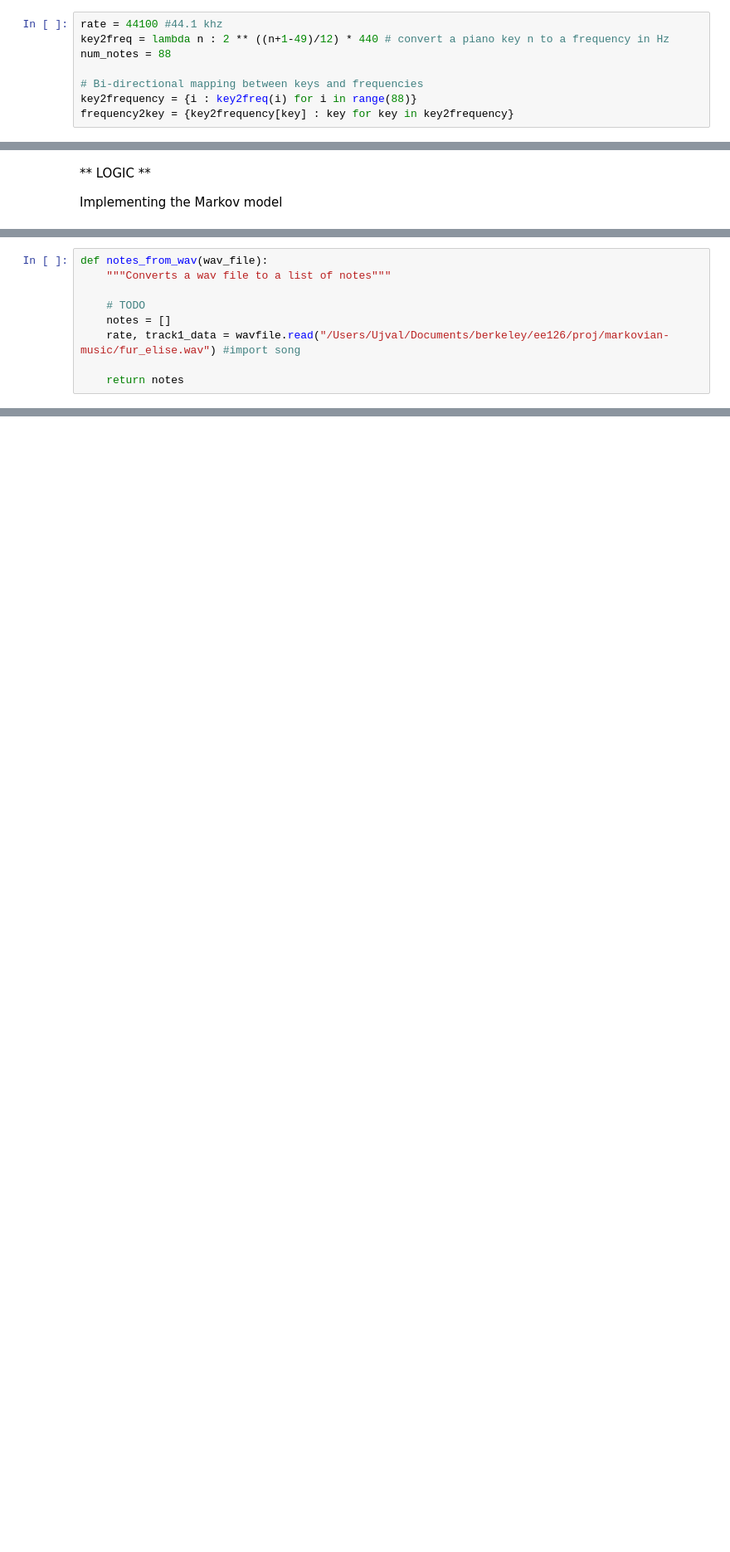
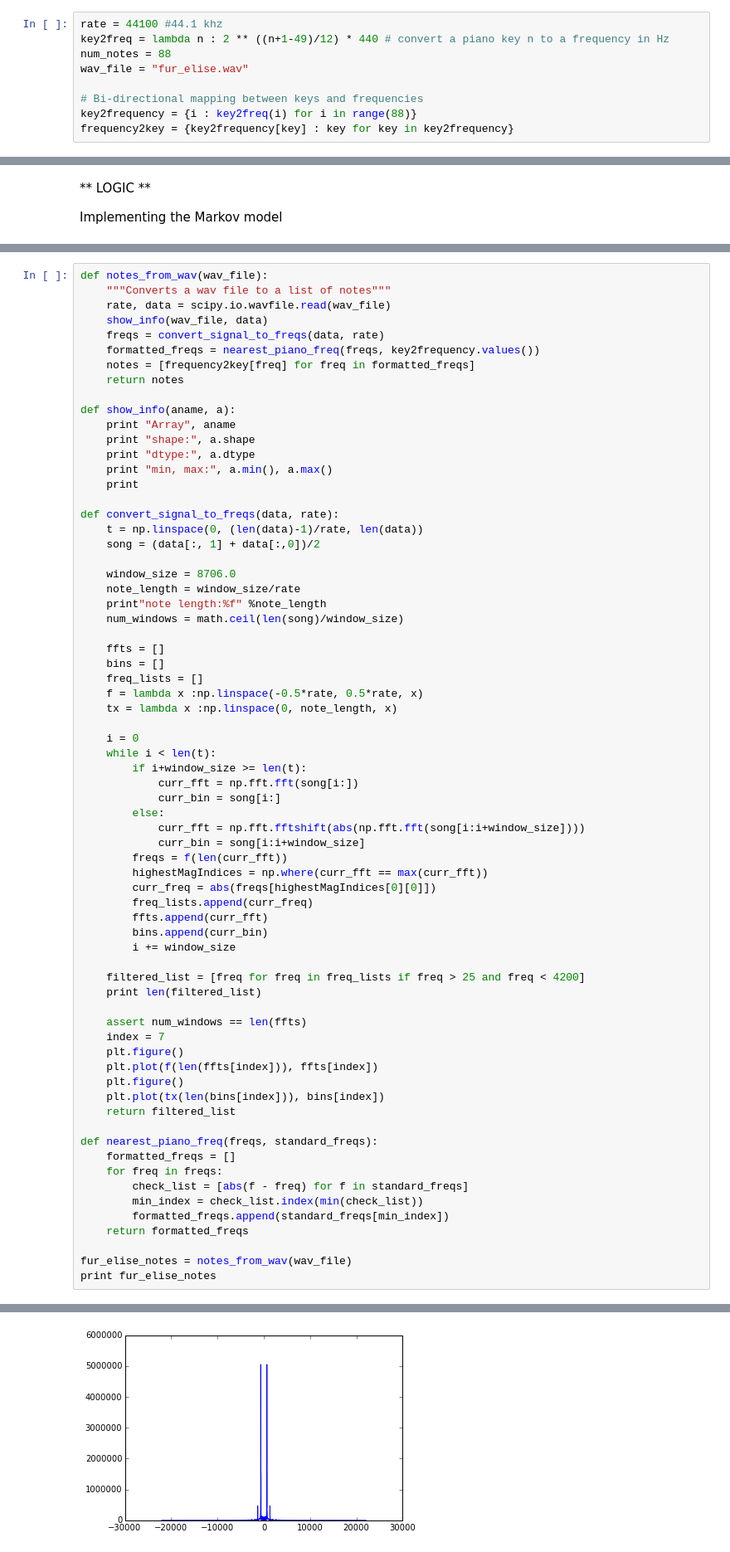
Before and after one commit to ujvl/markov-music, a Jupyter notebook: main_notebook.ipynb, the cells around one changed output, grey strips where cells are left out. Shown: that part at 83% size. Drawn from its saved outputs; the diff is of its cells as text; blank space fills up the shorter version.

```diff
--- a/main_notebook.ipynb
+++ b/main_notebook.ipynb
@@ -21,6 +22,7 @@ Number of unique notes set to 88 (source: wikipedia)
 rate = 44100 #44.1 khz
 key2freq = lambda n : 2 ** ((n+1-49)/12) * 440 # convert a piano key n to a frequency in Hz
 num_notes = 88
+wav_file = "fur_elise.wav"
 
 # Bi-directional mapping between keys and frequencies
 key2frequency = {i : key2freq(i) for i in range(88)}
@@ -77,12 +79,73 @@ def song_from_notes(notes):
         idx_note += 1
 
     return song
-# %%
-def notes_from_wav(wav_file):
-    """Converts a wav file to a list of notes"""
-
-    # TODO
-    notes = []
-    rate, track1_data = wavfile.read("/Users/Ujval/Documents/berkeley/ee126/proj/markovian-music/fur_elise.wav") #import song
-
-    return notes
+# %%
+def notes_from_wav(wav_file):
+    """Converts a wav file to a list of notes"""
+    rate, data = scipy.io.wavfile.read(wav_file)
+    show_info(wav_file, data)
+    freqs = convert_signal_to_freqs(data, rate)
+    formatted_freqs = nearest_piano_freq(freqs, key2frequency.values())
+    notes = [frequency2key[freq] for freq in formatted_freqs]
+    return notes
+
+def show_info(aname, a):
+    print "Array", aname
+    print "shape:", a.shape
+    print "dtype:", a.dtype
+    print "min, max:", a.min(), a.max()
+    print
+
+def convert_signal_to_freqs(data, rate):
+    t = np.linspace(0, (len(data)-1)/rate, len(data))
+    song = (data[:, 1] + data[:,0])/2
+
+    window_size = 8706.0
+    note_length = window_size/rate
+    print"note length:%f" %note_length
+    num_windows = math.ceil(len(song)/window_size)
+
+    ffts = []
+    bins = []
+    freq_lists = []
+    f = lambda x :np.linspace(-0.5*rate, 0.5*rate, x)
+    tx = lambda x :np.linspace(0, note_length, x)
+
+    i = 0
+    while i < len(t):
+        if i+window_size >= len(t):
+            curr_fft = np.fft.fft(song[i:])
+            curr_bin = song[i:]
+        else:
+            curr_fft = np.fft.fftshift(abs(np.fft.fft(song[i:i+window_size])))
+            curr_bin = song[i:i+window_size]
+        freqs = f(len(curr_fft))
+        highestMagIndices = np.where(curr_fft == max(curr_fft))
+        curr_freq = abs(freqs[highestMagIndices[0][0]])
+        freq_lists.append(curr_freq)
+        ffts.append(curr_fft)
+        bins.append(curr_bin)
+        i += window_size
+
+    filtered_list = [freq for freq in freq_lists if freq > 25 and freq < 4200]
+    print len(filtered_list)
+
+    assert num_windows == len(ffts)
+    index = 7
+    plt.figure()
+    plt.plot(f(len(ffts[index])), ffts[index])
+    plt.figure()
+    plt.plot(tx(len(bins[index])), bins[index])
+    return filtered_list
+
+def nearest_piano_freq(freqs, standard_freqs):
+    formatted_freqs = []
+    for freq in freqs:
+        check_list = [abs(f - freq) for f in standard_freqs]
+        min_index = check_list.index(min(check_list))
+        formatted_freqs.append(standard_freqs[min_index])
+    return formatted_freqs
+
+fur_elise_notes = notes_from_wav(wav_file)
+print fur_elise_notes
+# %% [output]
@@ -88,0 +160 @@ def notes_from_wav(wav_file):
+[figure, added]
```
Also changed, not shown: parts of 2 cells of this notebook.
